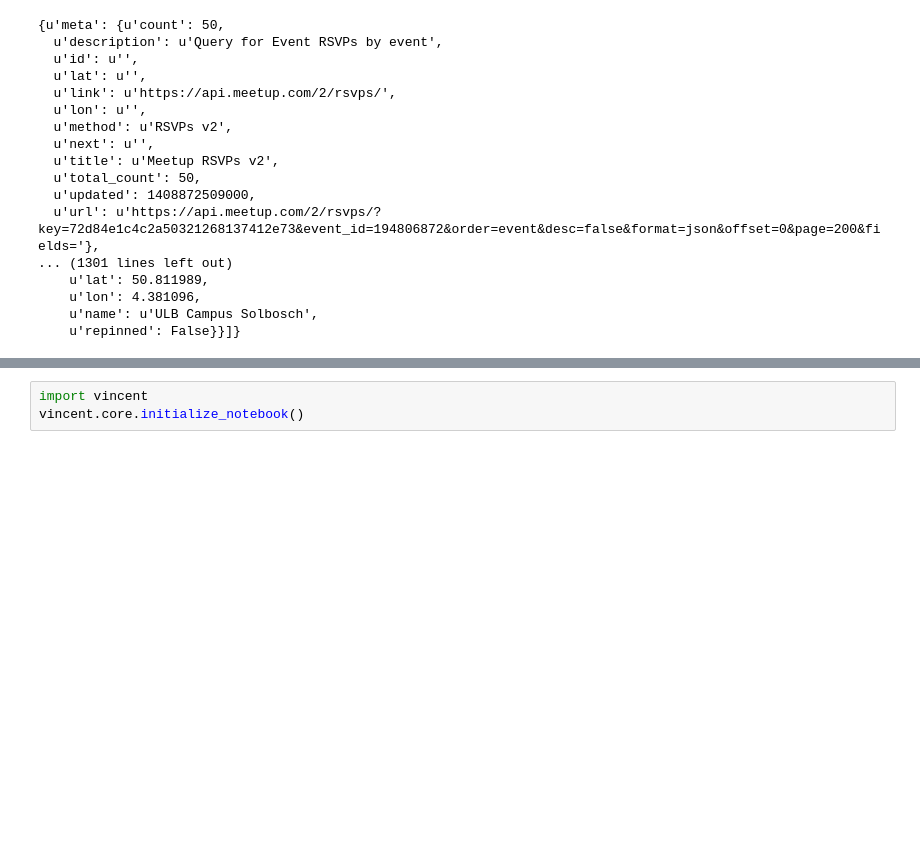
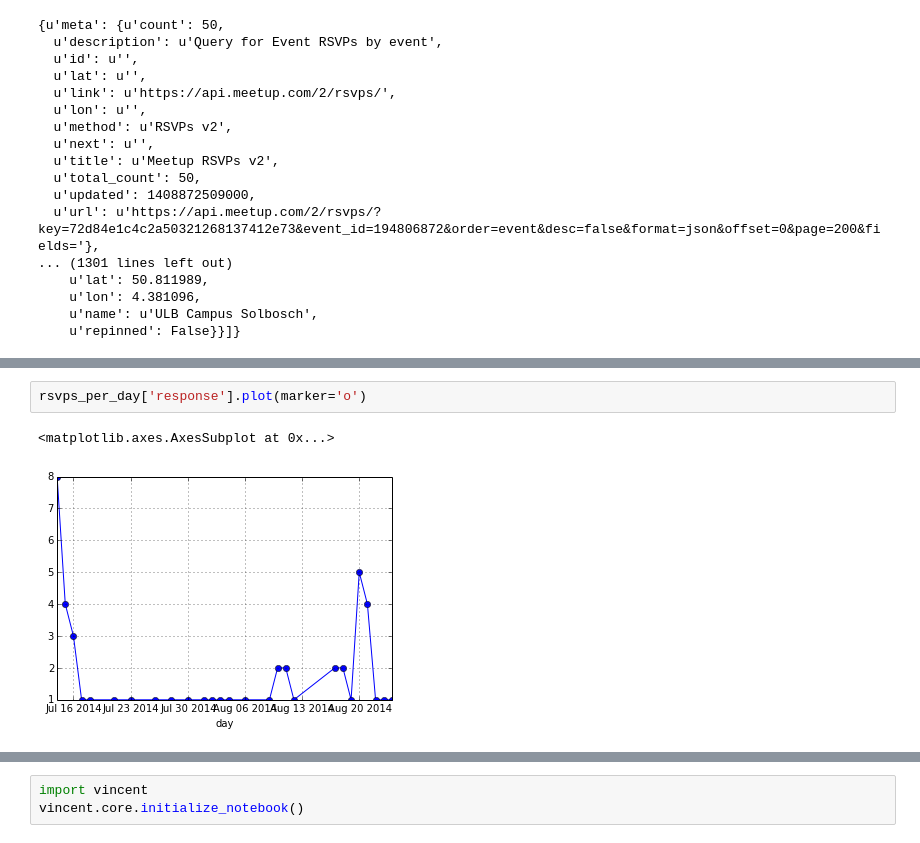
Before and after one commit to OpenTechSchool-Brussels/IPython-Pandas, a Jupyter notebook: notebooks/Pandas.ipynb, the cells around one changed output, grey strips where cells are left out. Drawn from its saved outputs; the diff is of its cells as text; blank space fills up the shorter version.

```diff
--- a/notebooks/Pandas.ipynb
+++ b/notebooks/Pandas.ipynb
@@ -164 +182,6 @@ rsvps.head(5)
+# %%
+rsvps_per_day['response'].plot(marker='o')
+# %% [output]
+<matplotlib.axes.AxesSubplot at 0x...>
+[figure, added]
 # %%
```
Also changed, not shown: parts of 27 cells of this notebook.
